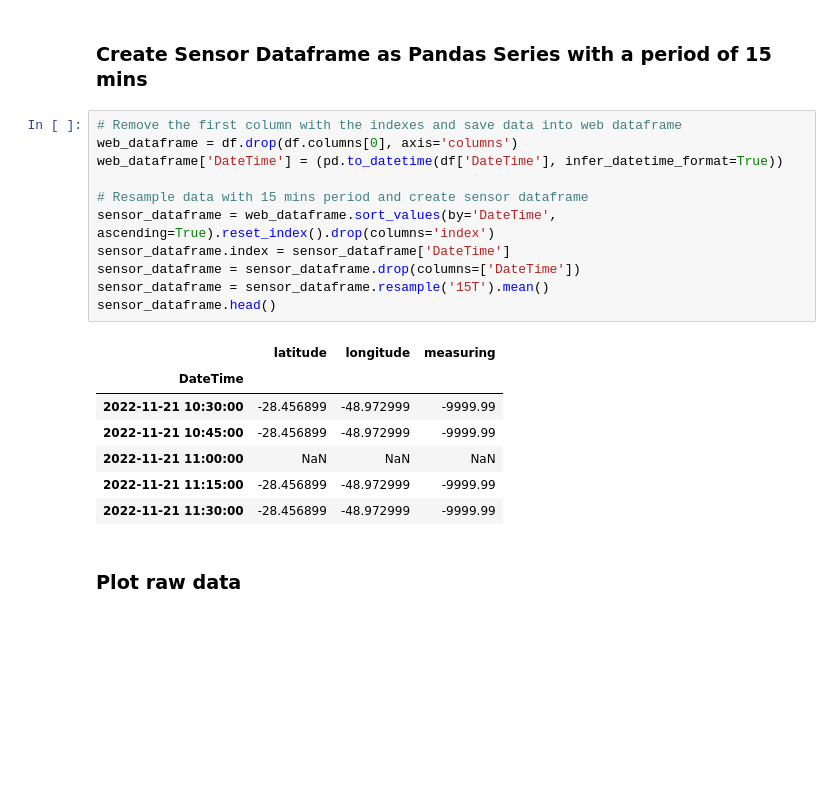
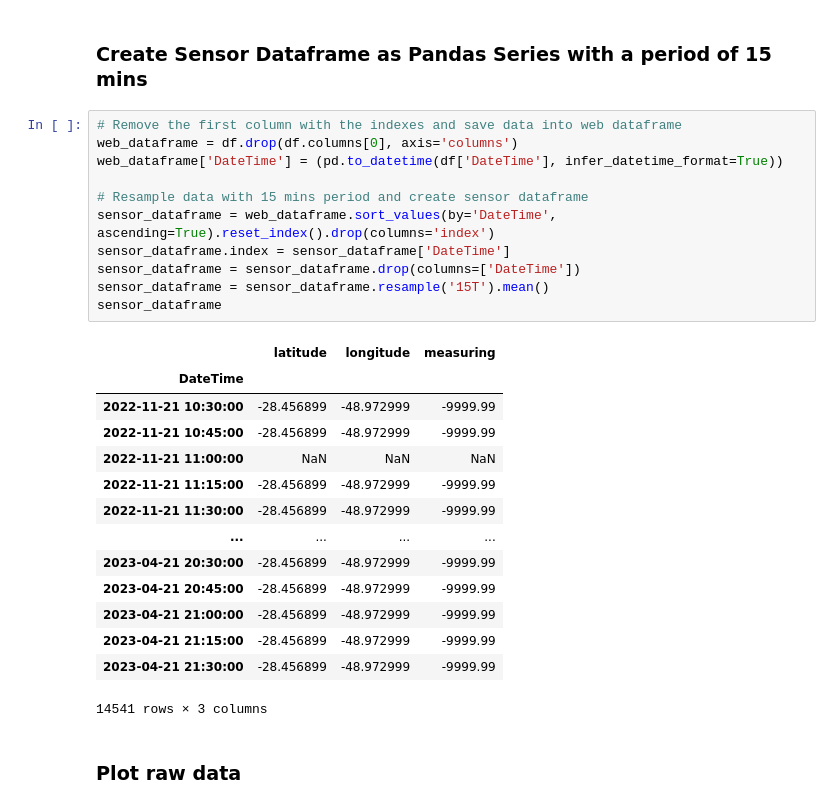
Before and after one commit to campofernando/lcqar-low-cost-monit-proc, a Jupyter notebook: data-pre-processing/MP10-field-data-treatment-Diamante.ipynb, the cells around one changed output. Drawn from its saved outputs; the diff is of its cells as text; blank space fills up the shorter version.

```diff
--- a/data-pre-processing/MP10-field-data-treatment-Diamante.ipynb
+++ b/data-pre-processing/MP10-field-data-treatment-Diamante.ipynb
@@ -83,22 +63,29 @@ df.head()
 # %%
 # Remove the first column with the indexes and save data into web dataframe
 web_dataframe = df.drop(df.columns[0], axis='columns')
 web_dataframe['DateTime'] = (pd.to_datetime(df['DateTime'], infer_datetime_format=True))
 
 # Resample data with 15 mins period and create sensor dataframe
 sensor_dataframe = web_dataframe.sort_values(by='DateTime', ascending=True).reset_index().drop(columns='index')
 sensor_dataframe.index = sensor_dataframe['DateTime']
 sensor_dataframe = sensor_dataframe.drop(columns=['DateTime'])
 sensor_dataframe = sensor_dataframe.resample('15T').mean()
-sensor_dataframe.head()
+sensor_dataframe
 # %% [output]
 |  | latitude | longitude | measuring |
 | DateTime |  |  |  |
 | 2022-11-21 10:30:00 | -28.456899 | -48.972999 | -9999.99 |
 | 2022-11-21 10:45:00 | -28.456899 | -48.972999 | -9999.99 |
 | 2022-11-21 11:00:00 | NaN | NaN | NaN |
 | 2022-11-21 11:15:00 | -28.456899 | -48.972999 | -9999.99 |
 | 2022-11-21 11:30:00 | -28.456899 | -48.972999 | -9999.99 |
+| ... | ... | ... | ... |
+| 2023-04-21 20:30:00 | -28.456899 | -48.972999 | -9999.99 |
+| 2023-04-21 20:45:00 | -28.456899 | -48.972999 | -9999.99 |
+| 2023-04-21 21:00:00 | -28.456899 | -48.972999 | -9999.99 |
+| 2023-04-21 21:15:00 | -28.456899 | -48.972999 | -9999.99 |
+| 2023-04-21 21:30:00 | -28.456899 | -48.972999 | -9999.99 |
+14541 rows × 3 columns
 # %% [markdown]
 ### Plot raw data
 # %%
```
Also changed, not shown: parts of 35 cells of this notebook, 58 other files.
